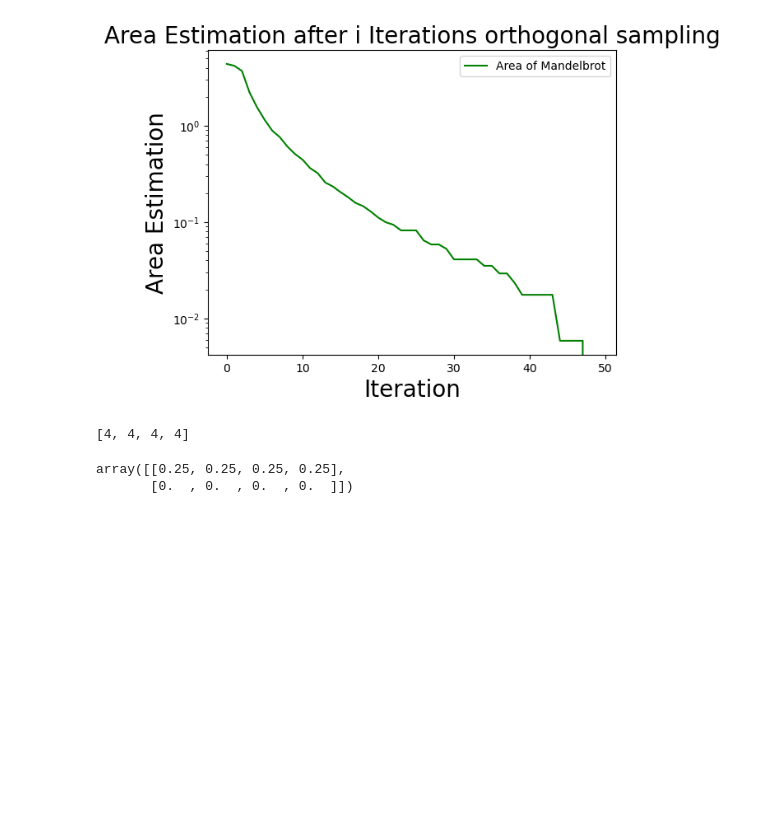
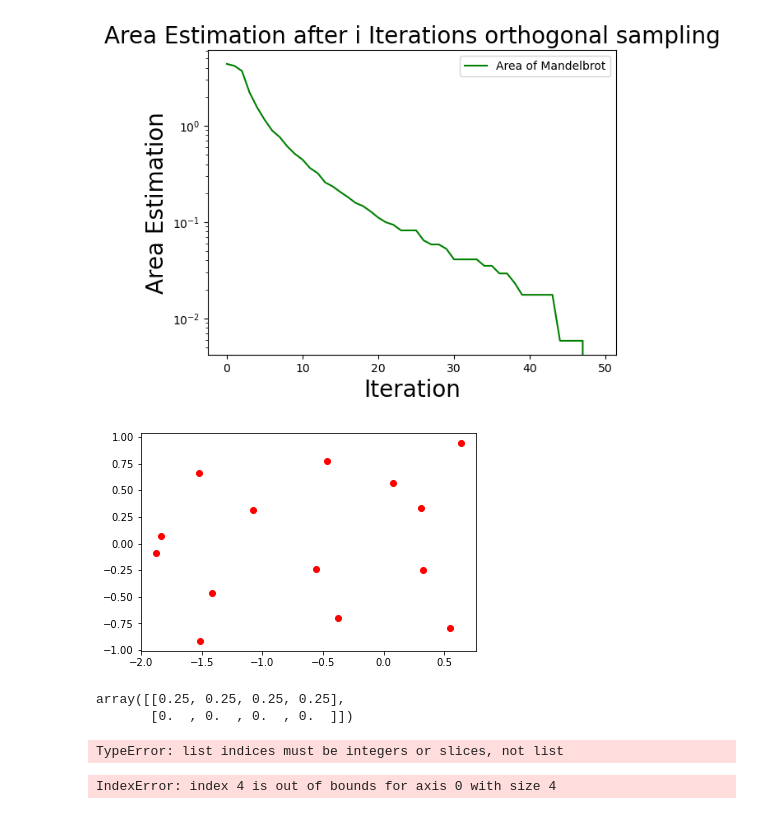
Before and after one commit to kuj24824/stochastic-simulations, a Jupyter notebook: Projektv1.4b.ipynb, the cells around one changed output. Cells and saved outputs as stored; diff of their text form; code cells hidden in the pictures; blank space fills up the shorter version.

```diff
--- a/Projektv1.4b.ipynb
+++ b/Projektv1.4b.ipynb
@@ -375,25 +375,42 @@ def func_s_log_latin(par_a,par_i,par_s,par_i_range=False,par_s_range=False):
     return abs(ret_area)
 
 
-def ortho_sampling(par_subspacing,par_sample_size):
+def ortho_sampling(par_subspacing,par_sample_size,par_level=0,par_order=np.array([0,3,1,2])):
     ret_samples = np.empty((0,2))
     loc_subspace_dim = np.shape(par_subspacing)
     #get the amount of samples per subspace
-    loc_samples_per_subspace = par_sample_size/loc_subspace_dim[0]
+    loc_samples_per_subspace = math.floor(par_sample_size/loc_subspace_dim[0])
+    loc_residue = par_sample_size %loc_subspace_dim[0]
     loc_samples_collected = 0
-    for loc_sub_s in range(loc_subspace_dim[0]):
-        loc_sample_for_subspace = max([0,math.ceil((loc_samples_per_subspace * (loc_sub_s+1))-loc_samples_collected )])
+
+    rotation = [3,2,0,1]
+    sub_orders = np.empty((4,4))
+    sub_orders[0] = par_order
+    sub_orders[1] = sub_orders[0][rotation]
+    sub_orders[2] = sub_orders[1][rotation]
+    sub_orders[3] = sub_orders[2][rotation]
+
+
+    loc_subs_iterator = 0
+    for loc_sub_s_f in par_order:
+        loc_sub_s = int(loc_sub_s_f)
+        loc_subs_iterator += 1
+
+
+        loc_sample_for_subspace = loc_samples_per_subspace
+
+        if (loc_subs_iterator <= loc_residue):
+            loc_sample_for_subspace += 1
         if len(loc_subspace_dim) ==2:
             for j in range(loc_sample_for_subspace):
                 loc_r = (par_subspacing[loc_sub_s][1]-par_subspacing[loc_sub_s][0]) * np.random.rand() + par_subspacing[loc_sub_s][0]
                 loc_z = (par_subspacing[loc_sub_s][3]-par_subspacing[loc_sub_s][2]) * np.random.rand() + par_subspacing[loc_sub_s][2]
-                #ret_samples[loc_samples_collected+ loc_sub_s] = [loc_r,loc_z]
+
                 ret_samples = np.append(ret_samples,[[loc_r,loc_z]],axis=0)
         else:
-            ret_samples = np.append(ret_samples,ortho_sampling(par_subspacing[loc_sub_s],loc_sample_for_subspace),axis=0)
+            ret_samples = np.append(ret_samples,ortho_sampling(par_subspacing[loc_sub_s],loc_sample_for_subspace,par_level =par_level+1,par_order = sub_orders[loc_sub_s]),axis=0)
         loc_samples_collected += loc_sample_for_subspace
     return ret_samples
-
 
 def func_s_log_ortho(par_a,par_i,par_s,par_i_range=False,par_s_range=False):
     '''
@@ -706,9 +759,18 @@ def func_s_log_ortho_zoom(par_a,par_i,par_s,par_i_range=False,par_s_range=False)
 
     return abs(ret_area)
 # %%
-n_arr = 4
+area = [-2, 1, -1, 1]
+n_arr = 1
 
-[4] * n_arr
+
+loc_subspacing = subspacing(area,[4]*n_arr)
+
+ortho_example = ortho_sampling(loc_subspacing,14)
+orthos = np.transpose(ortho_example)
+
+
+plt.plot( orthos[0],orthos[1], 'ro')
+plt.show()
 # %% [output]
-[4, 4, 4, 4]
+[figure, added]
 # %%
@@ -721,0 +785,16 @@ array([[0.25, 0.25, 0.25, 0.25],
+# %%
+find = [[1],[2],[1]]
+test_mat[find]
+# %% [output]
+TypeError: list indices must be integers or slices, not list
+# %%
+
+example = np.array(4)
+example = np.zeros([4,4,4])+np.arange(4)
+#rotation = [1,3,0,2]
+#example[rotation]
+len(np.shape([1]))
+goal = np.shape(example)
+matrixmapper(example,64)
+# %% [output]
+IndexError: index 4 is out of bounds for axis 0 with size 4
```
Also changed, not shown: parts of 4 cells of this notebook, 1 other file.
